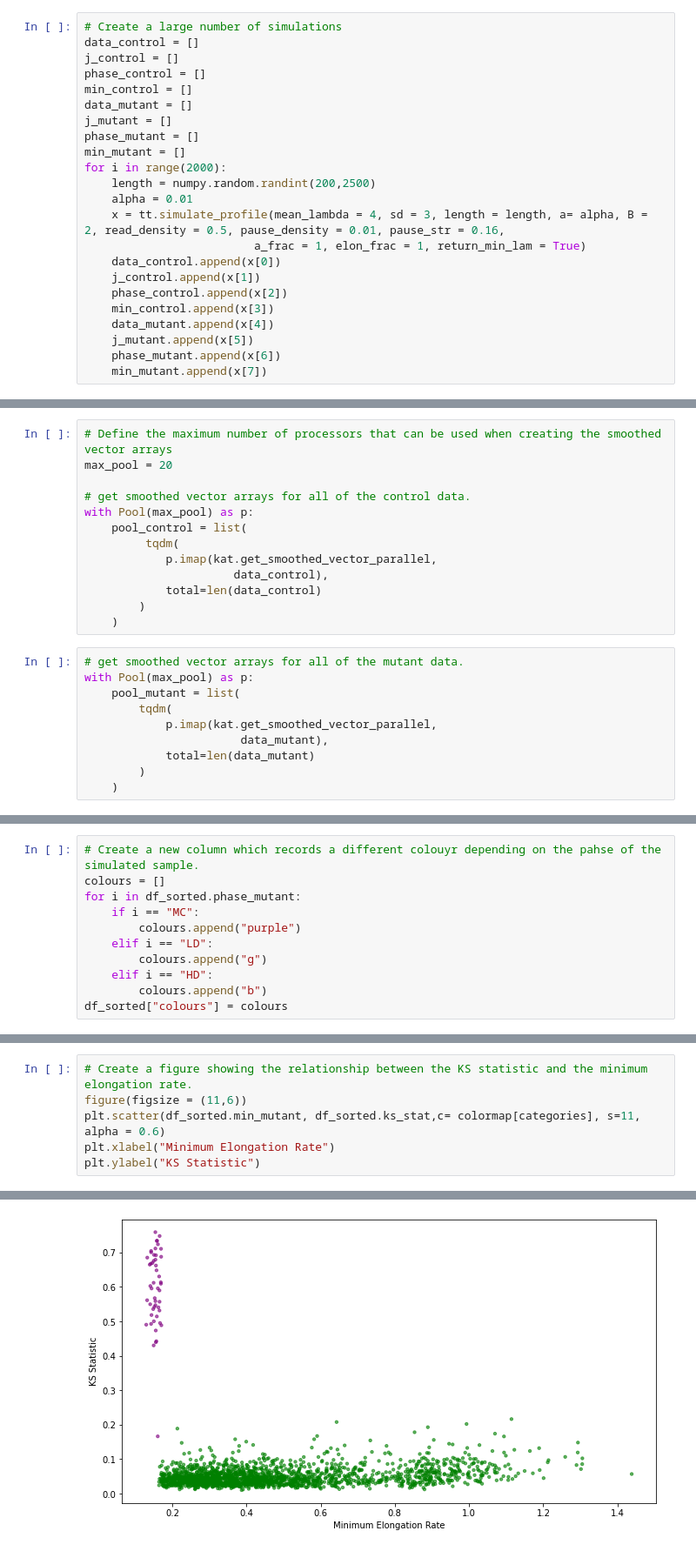
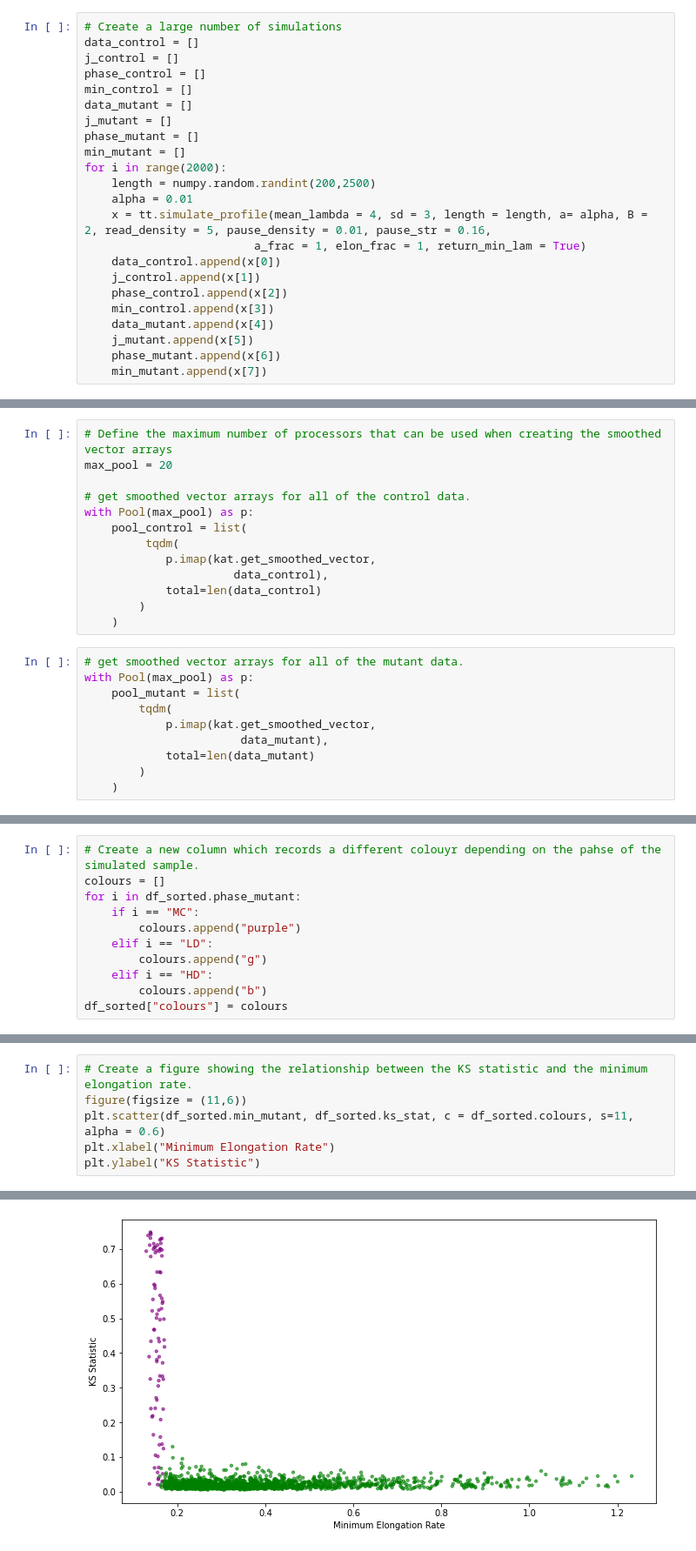
Before and after one commit to greenblattlab/Analysis_Of_Ribosome_Pausing, a Jupyter notebook: Simulation/rb_profile_simulator.ipynb, the cells around one changed output, grey strips where cells are left out. Shown at 87% size. Saved outputs shown, nothing was run; the diff lists cells and outputs as text.

Commit message:
Improved proportional analysis graphs

```diff
--- a/Simulation/rb_profile_simulator.ipynb
+++ b/Simulation/rb_profile_simulator.ipynb
@@ -101,7 +101,7 @@ min_mutant = []
 for i in range(2000):
     length = numpy.random.randint(200,2500)
     alpha = 0.01
-    x = tt.simulate_profile(mean_lambda = 4, sd = 3, length = length, a= alpha, B = 2, read_density = 0.5, pause_density = 0.01, pause_str = 0.16,
+    x = tt.simulate_profile(mean_lambda = 4, sd = 3, length = length, a= alpha, B = 2, read_density = 5, pause_density = 0.01, pause_str = 0.16,
                          a_frac = 1, elon_frac = 1, return_min_lam = True)
     data_control.append(x[0])
     j_control.append(x[1])
@@ -121,7 +121,7 @@ max_pool = 20
 with Pool(max_pool) as p:
     pool_control = list(
          tqdm(
-            p.imap(kat.get_smoothed_vector_parallel,
+            p.imap(kat.get_smoothed_vector,
                       data_control),
             total=len(data_control)
         )
@@ -131,7 +131,7 @@ with Pool(max_pool) as p:
 with Pool(max_pool) as p:
     pool_mutant = list(
         tqdm(
-            p.imap(kat.get_smoothed_vector_parallel,
+            p.imap(kat.get_smoothed_vector,
                        data_mutant),
             total=len(data_mutant)
         )
@@ -206,9 +208,9 @@ ax = big_dif(diff_dist, data_mutant, data_control, figsize = (16,len(diff_dist)*
 # %%
 # Create a figure showing the relationship between the KS statistic and the minimum elongation rate.
 figure(figsize = (11,6))
-plt.scatter(df_sorted.min_mutant, df_sorted.ks_stat,c= colormap[categories], s=11, alpha = 0.6)
+plt.scatter(df_sorted.min_mutant, df_sorted.ks_stat, c = df_sorted.colours, s=11, alpha = 0.6)
 plt.xlabel("Minimum Elongation Rate")
 plt.ylabel("KS Statistic")
 # %% [output]
 Text(0, 0.5, 'KS Statistic')
-[figure, old version]
+[figure, new version]
```
Also changed, not shown: parts of 16 cells of this notebook, 4 other files.
